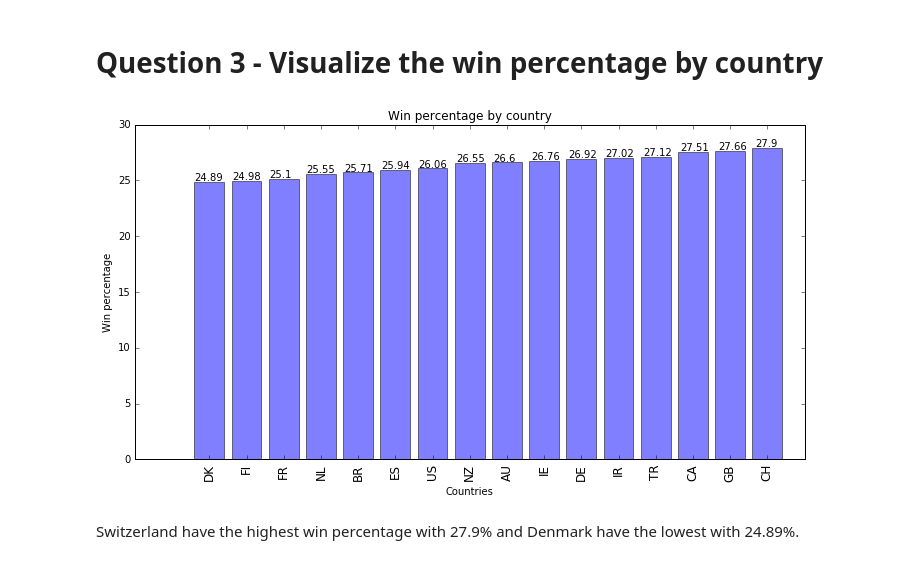
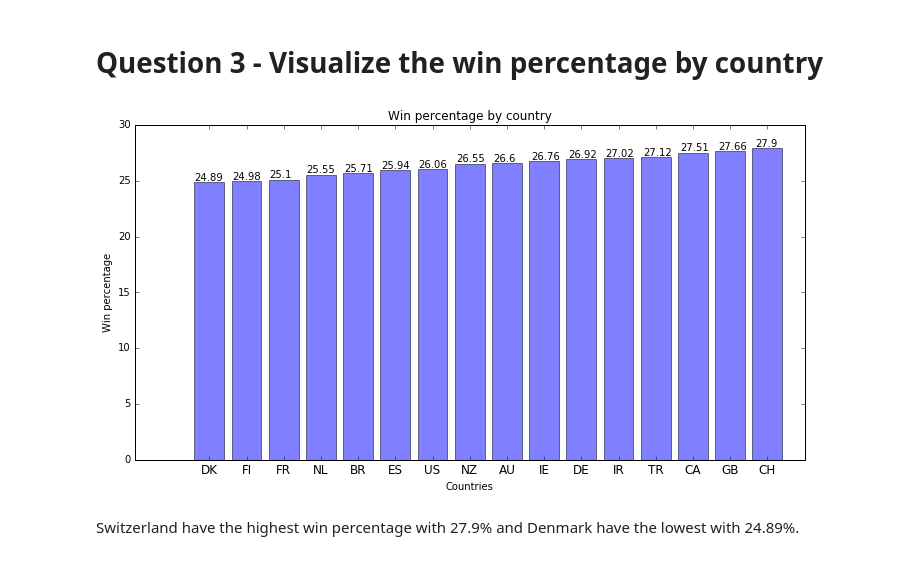
Before and after one commit to vinayvinkumar/98point6, a Jupyter notebook: 98point6.ipynb, the cells around one changed output. Saved outputs shown, nothing was run; the diff lists cells and outputs as text; code cells hidden in the pictures.

```diff
--- a/98point6.ipynb
+++ b/98point6.ipynb
@@ -199,21 +201,21 @@ winper = winper.round(2).sort(['win%'])
 # %%
 # Bar-Plot of win percentages
 X = np.arange(len(winper['country']))
 X_ticks_labels = winper['country']
 Y = winper['win%']
 
 fig, ax = plt.subplots(figsize=(12, 6))
 ax.bar(X,Y,align='center',alpha=0.5)
 ax.set_xticks(X)
-ax.set_xticklabels(X_ticks_labels,rotation='vertical',fontsize=12)
+ax.set_xticklabels(X_ticks_labels,rotation='horizontal',fontsize=12)
 for p in ax.patches:
     ax.annotate(str(p.get_height()), (p.get_x() * 1.005, p.get_height() * 1.005))
 plt.title("Win percentage by country")
 plt.xlabel("Countries")
 plt.ylabel("Win percentage")
 plt.show()
 # %% [output]
-[figure, old version]
+[figure, new version]
 # %% [markdown]
 Switzerland have the highest win percentage with 27.9% and Denmark have the lowest with 24.89%.
 # %% [markdown]
```
Also changed, not shown: parts of 5 cells of this notebook, 3 other files.
